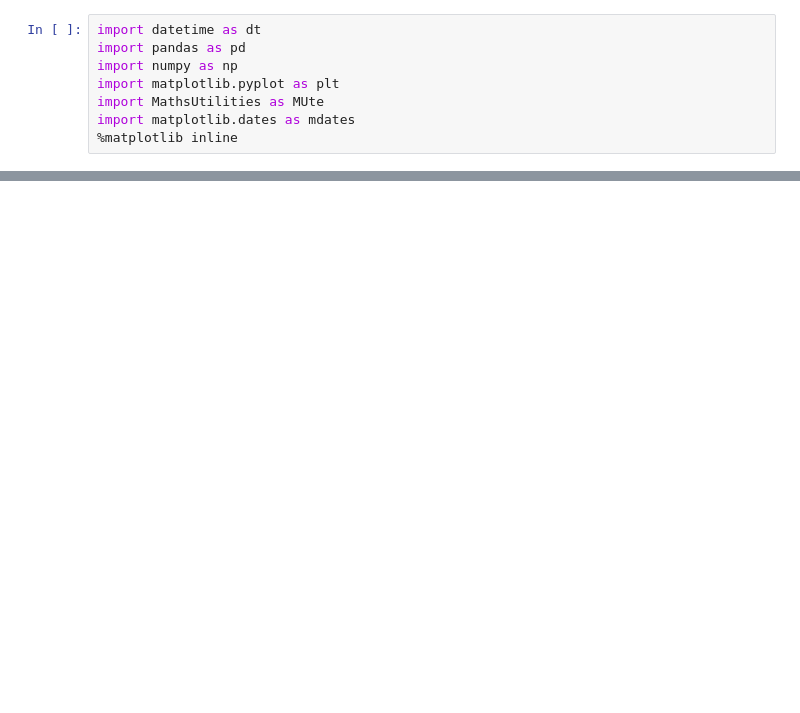
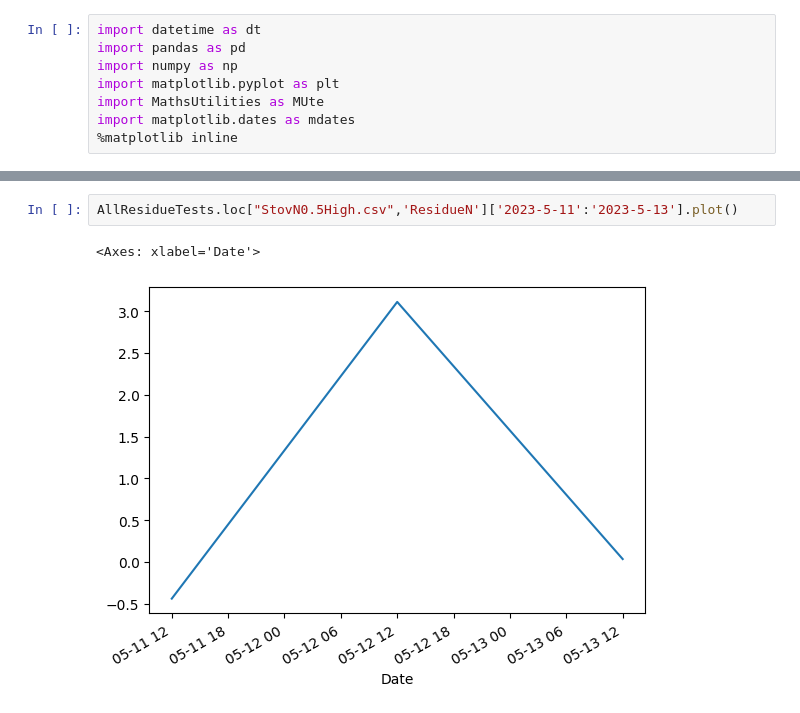
Before and after one commit to Stepania/SVSModelBuildDeploy, a Jupyter notebook: TestModel/SensibilityTests.ipynb, the cells around one changed output, grey strips where cells are left out. Cells and saved outputs as stored; diff of their text form; blank space fills up the shorter version.

```diff
--- a/TestModel/SensibilityTests.ipynb
+++ b/TestModel/SensibilityTests.ipynb
@@ -51,0 +41,5 @@ test
+# %%
+AllResidueTests.loc["StovN0.5High.csv",'ResidueN']['2023-5-11':'2023-5-13'].plot()
+# %% [output]
+<Axes: xlabel='Date'>
+[figure, added]
```
Also changed, not shown: parts of 8 cells of this notebook, 5 other files.
